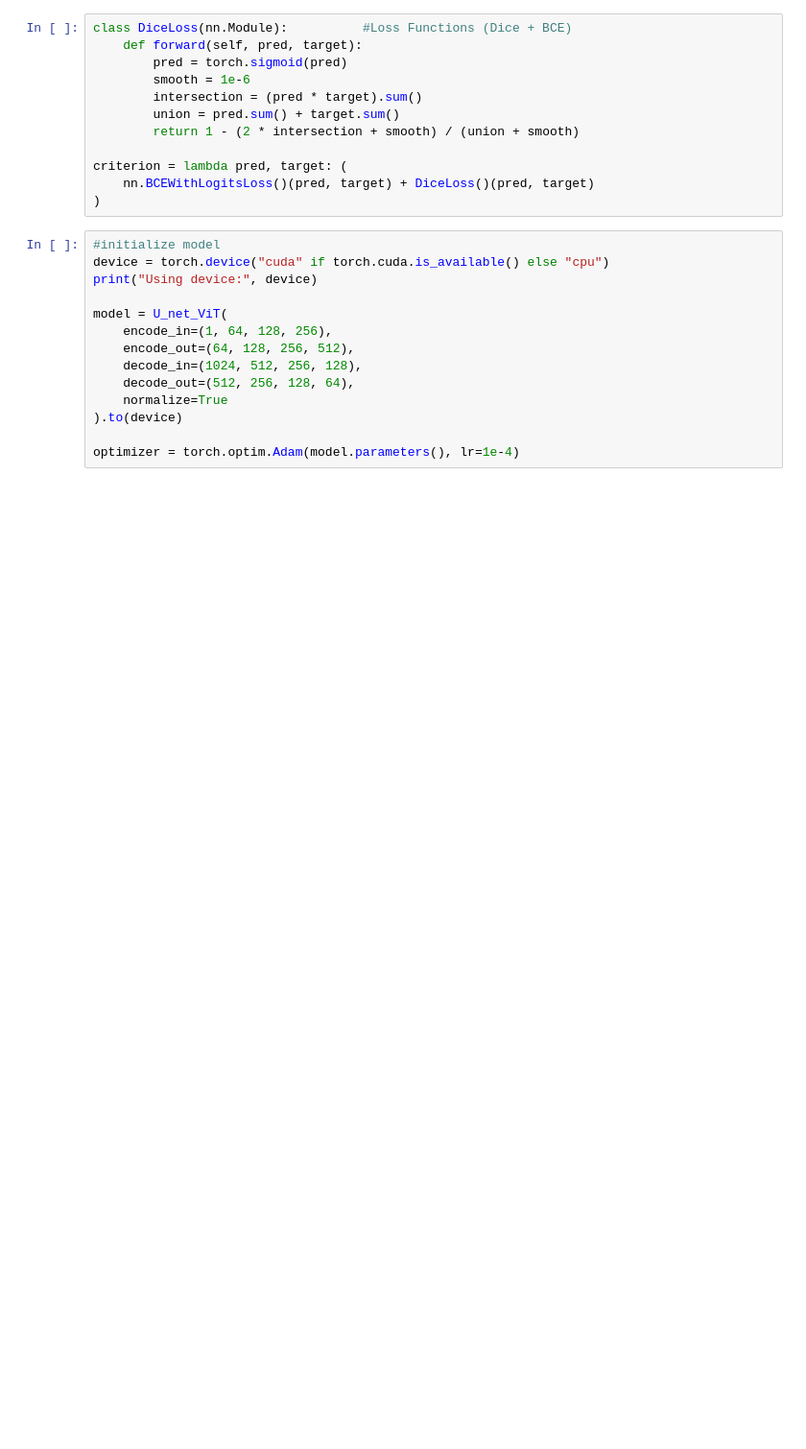
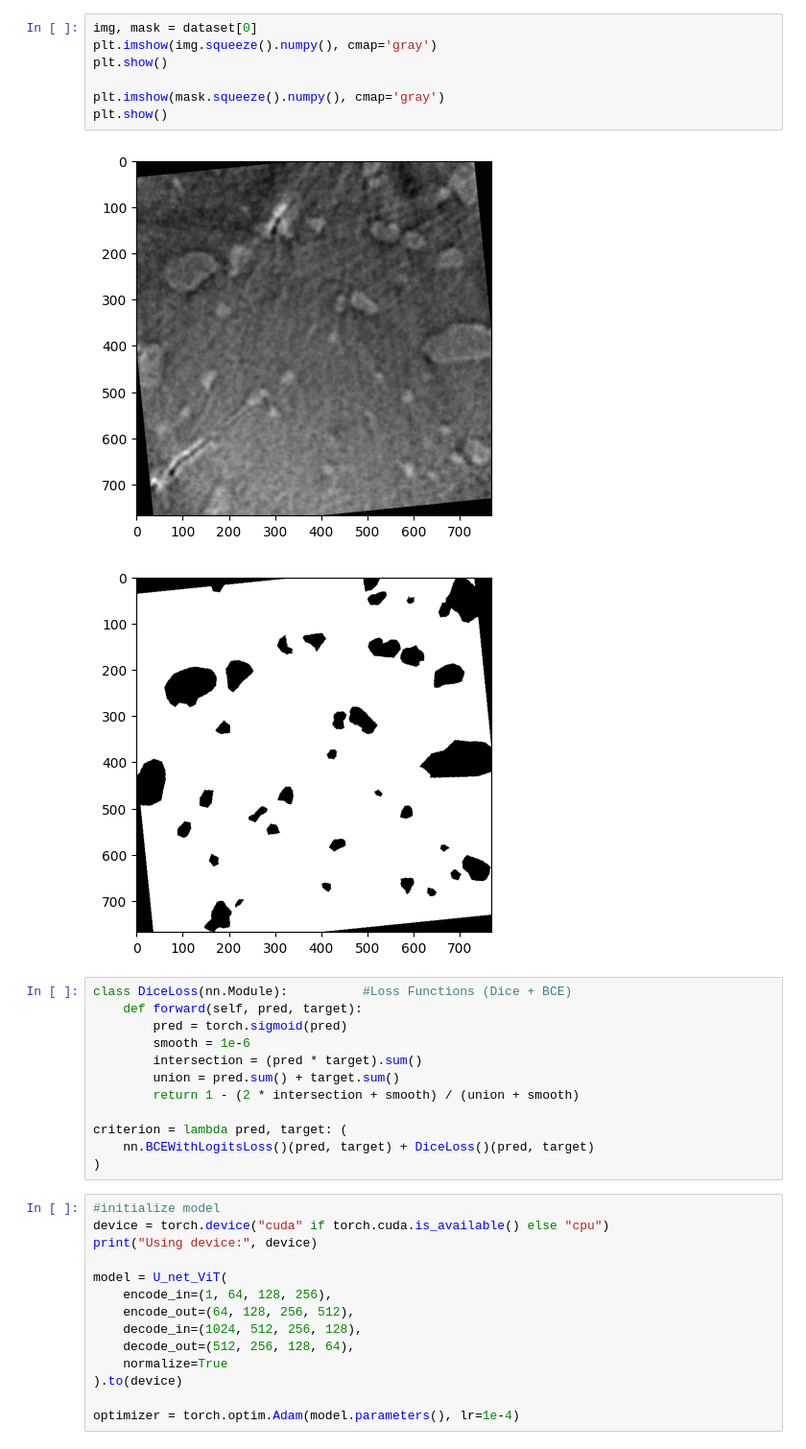
Before and after one commit to Syntoxikoo/Deep-learning-for-segmentation-of-micro-tomography-images, a Jupyter notebook: notebooks/train_unet_vit_hybrid.ipynb, the cells around one changed output. Shown at 96% size. Saved outputs shown, nothing was run; the diff lists cells and outputs as text; blank space fills up the shorter version.

Commit message:
debugging prints for tiff handling that is outputing all black predictions. Something to fix in the binerization of the mask

```diff
--- a/notebooks/train_unet_vit_hybrid.ipynb
+++ b/notebooks/train_unet_vit_hybrid.ipynb
@@ -89,3 +98,13 @@ print("Val samples:", len(val_ds))
+# %%
+img, mask = dataset[0]
+plt.imshow(img.squeeze().numpy(), cmap='gray')
+plt.show()
+
+plt.imshow(mask.squeeze().numpy(), cmap='gray')
+plt.show()
+# %% [output]
+[figure, added]
+[figure, added]
 # %%
 class DiceLoss(nn.Module):          #Loss Functions (Dice + BCE)
     def forward(self, pred, target):
```
Also changed, not shown: parts of 9 cells of this notebook, 4 other files.
